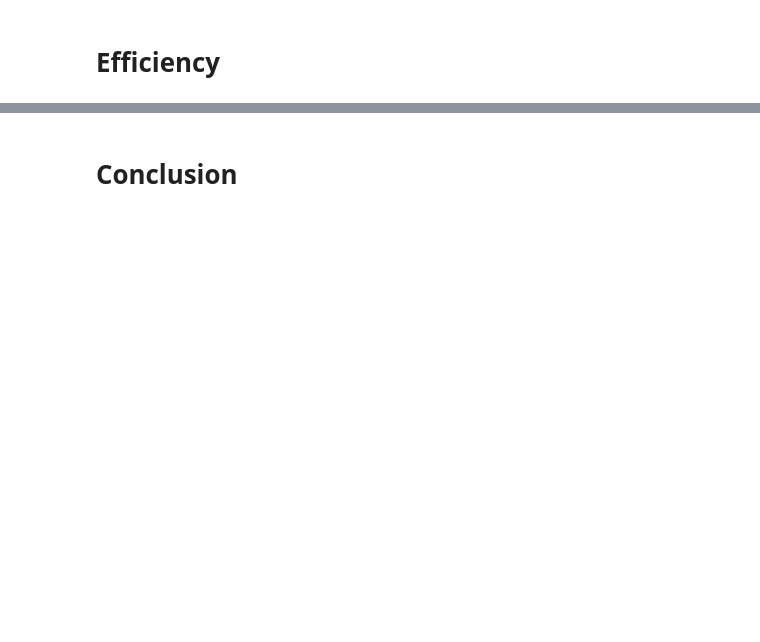
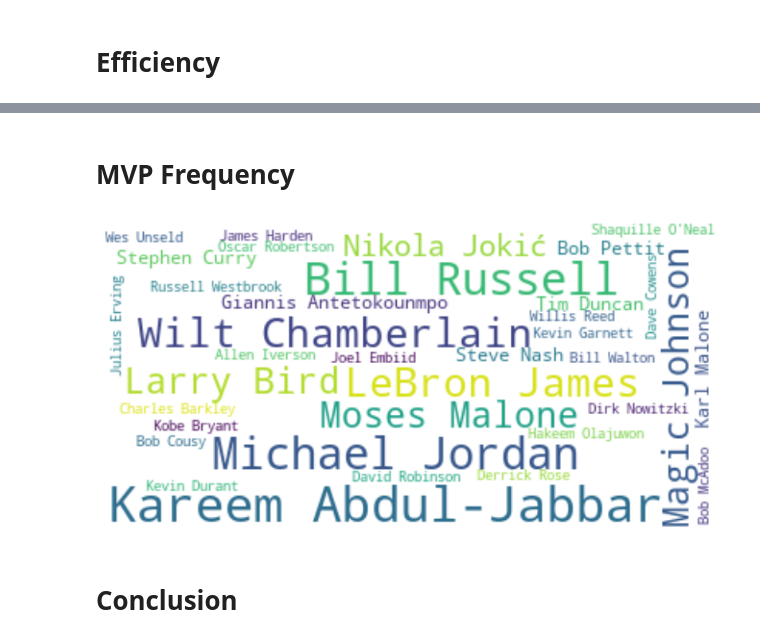
Before and after one commit to BrandonYChan/Data-Visualization-Project, a Jupyter notebook: MVP.ipynb, the cells around one changed output, grey strips where cells are left out. Drawn from its saved outputs; the diff is of its cells as text; code cells hidden in the pictures; blank space fills up the shorter version.

```diff
--- a/MVP.ipynb
+++ b/MVP.ipynb
@@ -151,2 +212,25 @@ plt.show()
+# %% [markdown]
+# MVP Frequency
+# %%
+# Imports for word cloud visualization
+from wordcloud import WordCloud
+from nltk.probability import FreqDist
+
+# Creates figure
+fig, ax = plt.subplots(figsize=(10, 10))
+
+# Creates frequency distribution of names
+name_freq = FreqDist(MVP['Player'])
+
+# Creates and generates wordcloud
+wc = WordCloud(background_color="white")
+wc.generate_from_frequencies(name_freq)
+
+# Shows word cloud
+plt.imshow(wc, interpolation="bilinear")
+plt.axis("off")
+plt.show()
+# %% [output]
+[figure, added]
 # %% [markdown]
 # Conclusion
```
Also changed, not shown: parts of 15 cells of this notebook.
